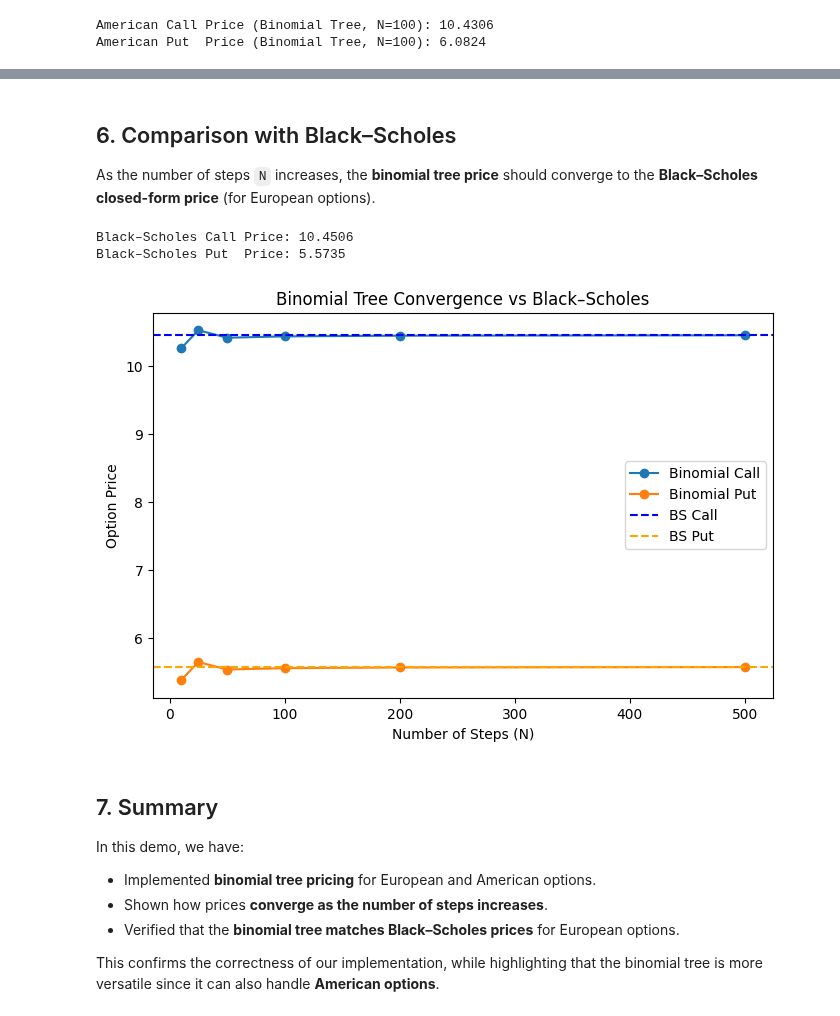
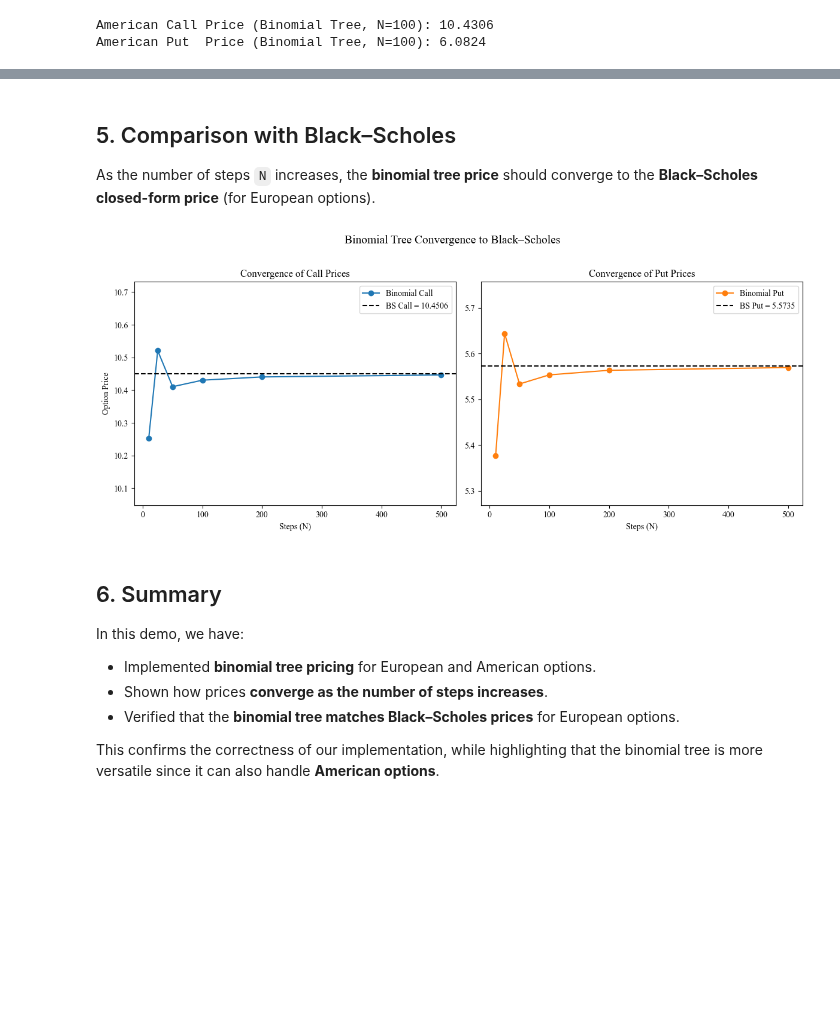
Before and after one commit to Kapizza/options-pricing-library, a Jupyter notebook: notebooks/02_binomial_tree_demo.ipynb, the cells around one changed output, grey strips where cells are left out. Cells and saved outputs as stored; diff of their text form; code cells hidden in the pictures; blank space fills up the shorter version.

```diff
--- a/notebooks/02_binomial_tree_demo.ipynb
+++ b/notebooks/02_binomial_tree_demo.ipynb
@@ -12,6 +12,7 @@ The Binomial Tree model is a flexible numerical method that can handle both:
 # %%
 import numpy as np
 import matplotlib.pyplot as plt
+plt.rcParams["font.family"] = "Times New Roman" # Set font to Times New Roman
 import sys
 import os
 
@@ -73,33 +57,44 @@ plt.show()
 # %% [markdown]
-## 6. Comparison with Black–Scholes
+## 5. Comparison with Black–Scholes
 
 As the number of steps `N` increases, the **binomial tree price** should converge
 to the **Black–Scholes closed-form price** (for European options).
 # %%
-# Black–Scholes benchmark
+steps = [10, 25, 50, 100, 200, 500]
+call_prices = [binomial_tree(S, K, T, r, sigma, n, option_type='call') for n in steps]
+put_prices  = [binomial_tree(S, K, T, r, sigma, n, option_type='put')  for n in steps]
+
+# Black–Scholes reference values
 bs_call = black_scholes_price(S, K, T, r, sigma, option_type='call')
 bs_put  = black_scholes_price(S, K, T, r, sigma, option_type='put')
 
-print(f"Black–Scholes Call Price: {bs_call:.4f}")
-print(f"Black–Scholes Put  Price: {bs_put:.4f}")
+fig, axes = plt.subplots(1, 2, figsize=(12,5), sharex=True)
 
-# Compare visually
-plt.figure(figsize=(8,5))
-plt.plot(steps, call_prices, marker='o', label='Binomial Call')
-plt.plot(steps, put_prices, marker='o', label='Binomial Put')
-plt.axhline(bs_call, color='blue', linestyle='--', label='BS Call')
-plt.axhline(bs_put,  color='orange', linestyle='--', label='BS Put')
-plt.title("Binomial Tree Convergence vs Black–Scholes")
-plt.xlabel("Number of Steps (N)")
-plt.ylabel("Option Price")
-plt.legend()
+# Call panel
+axes[0].plot(steps, call_prices, marker='o', color='tab:blue', label='Binomial Call')
+axes[0].axhline(bs_call, ls='--', color='black', label=f'BS Call = {bs_call:.4f}')
+axes[0].set_title("Convergence of Call Prices")
+axes[0].set_xlabel("Steps (N)")
+axes[0].set_ylabel("Option Price")
+axes[0].legend()
+# Zoom y-axis around values
+axes[0].set_ylim(min(call_prices + [bs_call]) * 0.98, max(call_prices + [bs_call]) * 1.02)
+
+# Put panel
+axes[1].plot(steps, put_prices, marker='o', color='tab:orange', label='Binomial Put')
+axes[1].axhline(bs_put, ls='--', color='black', label=f'BS Put = {bs_put:.4f}')
+axes[1].set_title("Convergence of Put Prices")
+axes[1].set_xlabel("Steps (N)")
+axes[1].legend()
+axes[1].set_ylim(min(put_prices + [bs_put]) * 0.98, max(put_prices + [bs_put]) * 1.02)
+
+plt.suptitle("Binomial Tree Convergence to Black–Scholes", fontsize=14, y=1.02)
+plt.tight_layout()
 plt.show()
 # %% [output]
-Black–Scholes Call Price: 10.4506
-Black–Scholes Put  Price: 5.5735
-[figure, old version]
+[figure, new version]
 # %% [markdown]
-## 7. Summary
+## 6. Summary
 
 In this demo, we have:
 
```
Also changed, not shown: parts of 2 cells of this notebook, 7 other files.
